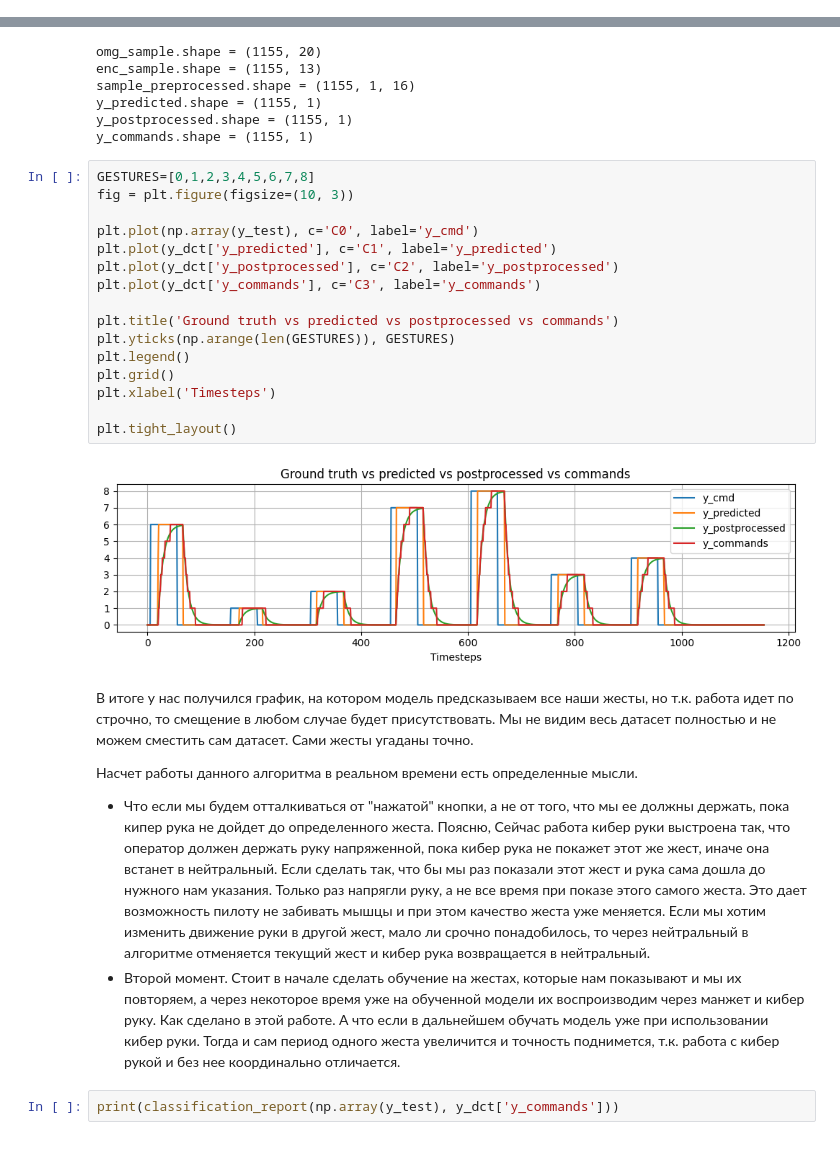
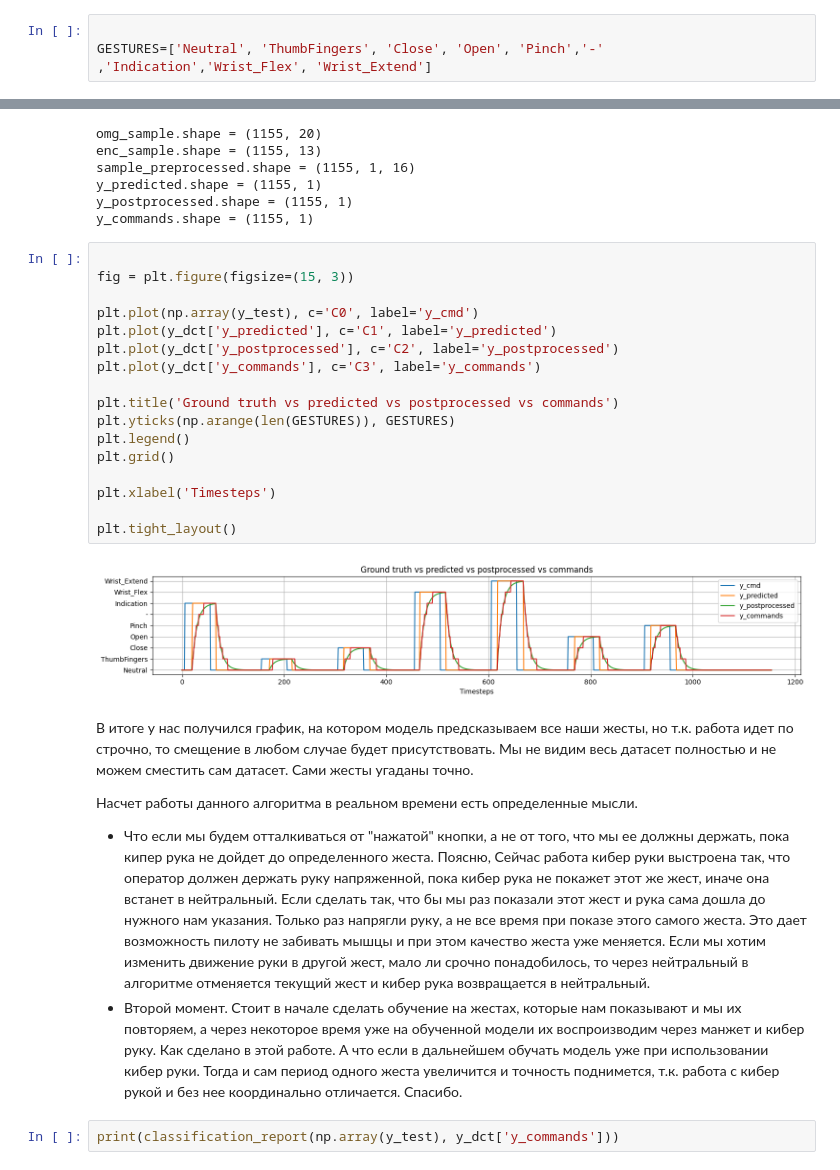
Before and after one commit to Davids001/Projects, a Jupyter notebook: Стажировка Моторика /baseline_logreg.ipynb, the cells around one changed output, grey strips where cells are left out. Saved outputs shown, nothing was run; the diff lists cells and outputs as text.

```diff
--- a/Стажировка Моторика /baseline_logreg.ipynb
+++ b/Стажировка Моторика /baseline_logreg.ipynb
@@ -231,3 +229,6 @@ GESTURES=gestures['BUTTON'].unique()
+# %%
+
+GESTURES=['Neutral', 'ThumbFingers', 'Close', 'Open', 'Pinch','-' ,'Indication','Wrist_Flex', 'Wrist_Extend']
 # %%
 # Делим наши данные на тренировочную выборку и тестовую
 from sklearn.model_selection import train_test_split
@@ -909,29 +911,30 @@ y_predicted.shape = (1155, 1)
 y_postprocessed.shape = (1155, 1)
 y_commands.shape = (1155, 1)
 # %%
-GESTURES=[0,1,2,3,4,5,6,7,8]
-fig = plt.figure(figsize=(10, 3))
+
+fig = plt.figure(figsize=(15, 3))
 
 plt.plot(np.array(y_test), c='C0', label='y_cmd')
 plt.plot(y_dct['y_predicted'], c='C1', label='y_predicted')
 plt.plot(y_dct['y_postprocessed'], c='C2', label='y_postprocessed')
 plt.plot(y_dct['y_commands'], c='C3', label='y_commands')
 
 plt.title('Ground truth vs predicted vs postprocessed vs commands')
 plt.yticks(np.arange(len(GESTURES)), GESTURES)
 plt.legend()
 plt.grid()
+
 plt.xlabel('Timesteps')
 
 plt.tight_layout()
 # %% [output]
-[figure, old version]
+[figure, new version]
 # %% [markdown]
 В итоге у нас получился график, на котором модель предсказываем все наши жесты, но т.к. работа идет по строчно, то смещение в любом случае будет присутствовать. Мы не видим весь датасет полностью и не можем сместить сам датасет. Сами жесты угаданы точно.
 
 Насчет работы данного алгоритма в реальном времени есть определенные мысли.
 * Что если мы будем отталкиваться от "нажатой" кнопки, а не от того, что мы ее должны держать, пока кипер рука не дойдет до определенного жеста. Поясню, Сейчас работа кибер руки выстроена так, что оператор должен держать руку напряженной, пока кибер рука не покажет этот же жест, иначе она встанет в нейтральный. Если сделать так, что бы мы раз показали этот жест и рука сама дошла до нужного нам указания. Только раз напрягли руку, а не все время при показе этого самого жеста. Это дает возможность пилоту не забивать мышцы и при этом качество жеста уже меняется. Если мы хотим изменить движение руки в другой жест, мало ли срочно понадобилось, то через нейтральный в алгоритме отменяется текущий жест и кибер рука возвращается в нейтральный.
-* Второй момент. Стоит в начале сделать обучение на жестах, которые нам показывают и мы их повторяем, а через некоторое время уже на обученной модели их воспроизводим через манжет и кибер руку. Как сделано в этой работе. А что если в дальнейшем обучать модель уже при использовании кибер руки. Тогда и сам период одного жеста увеличится и точность поднимется, т.к. работа с кибер рукой и без нее координально отличается.
+* Второй момент. Стоит в начале сделать обучение на жестах, которые нам показывают и мы их повторяем, а через некоторое время уже на обученной модели их воспроизводим через манжет и кибер руку. Как сделано в этой работе. А что если в дальнейшем обучать модель уже при использовании кибер руки. Тогда и сам период одного жеста увеличится и точность поднимется, т.к. работа с кибер рукой и без нее координально отличается. Спасибо.
 # %%
 print(classification_report(np.array(y_test), y_dct['y_commands']))
 # %% [output]
```
Also changed, not shown: parts of 14 cells of this notebook, 1 other file.
